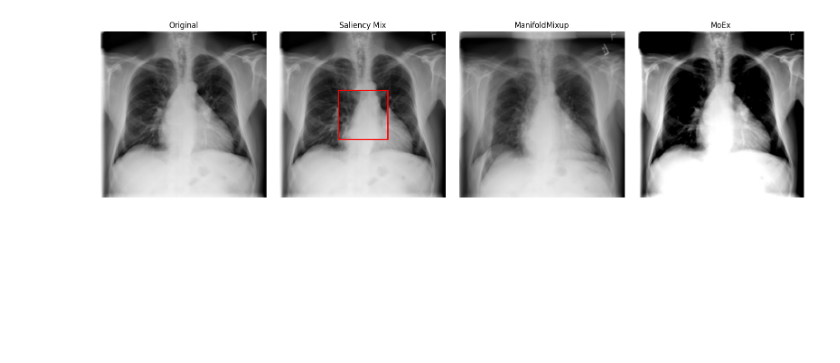
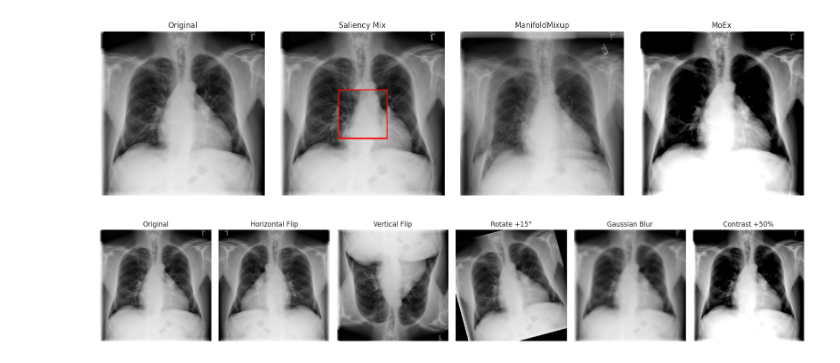
Before and after one commit to ajay-vikram/Long-Tailed-Medical-Image-Classification, a Jupyter notebook: notebooks/data_results_exploration.ipynb, the cells around one changed output. Drawn from its saved outputs; the diff is of its cells as text; code cells hidden in the pictures; blank space fills up the shorter version.

Commit message:
added augmentation images

```diff
--- a/notebooks/data_results_exploration.ipynb
+++ b/notebooks/data_results_exploration.ipynb
@@ -560,3 +560,50 @@ plt.tight_layout()
 plt.show()
 # %% [output]
 [figure]
+# %%
+# Additional common transformations: show side-by-side below the mixing row
+import numpy as np
+import matplotlib.pyplot as plt
+from PIL import Image, ImageOps, ImageFilter, ImageEnhance
+
+# Ensure base image exists
+if 'img1_np' not in globals():
+    raise RuntimeError("Missing 'img1_np'. Please run the earlier cells to load the base image.")
+
+base_img = Image.fromarray(img1_np)
+
+# Apply a few standard transforms
+img_hflip = ImageOps.flip(base_img)  # vertical flip
+img_vflip = ImageOps.mirror(base_img)  # horizontal flip
+img_rotate = base_img.rotate(15, resample=Image.BILINEAR, expand=False)
+img_blur = base_img.filter(ImageFilter.GaussianBlur(radius=1.5))
+img_contrast = ImageEnhance.Contrast(base_img).enhance(1.5)
+
+images = [
+    np.array(base_img),
+    np.array(img_vflip),
+    np.array(img_hflip),
+    np.array(img_rotate),
+    np.array(img_blur),
+    np.array(img_contrast)
+]
+
+titles = [
+    'Original',
+    'Horizontal Flip',
+    'Vertical Flip',
+    'Rotate +15°',
+    'Gaussian Blur',
+    'Contrast +50%'
+]
+
+fig, axs = plt.subplots(1, len(images), figsize=(18, 4))
+for i, (img, title) in enumerate(zip(images, titles)):
+    axs[i].imshow(img)
+    axs[i].set_title(title)
+    axs[i].axis('off')
+
+plt.tight_layout()
+plt.show()
+# %% [output]
+[figure, added]
```
Also changed, not shown: parts of 3 cells of this notebook, 2 other files.
